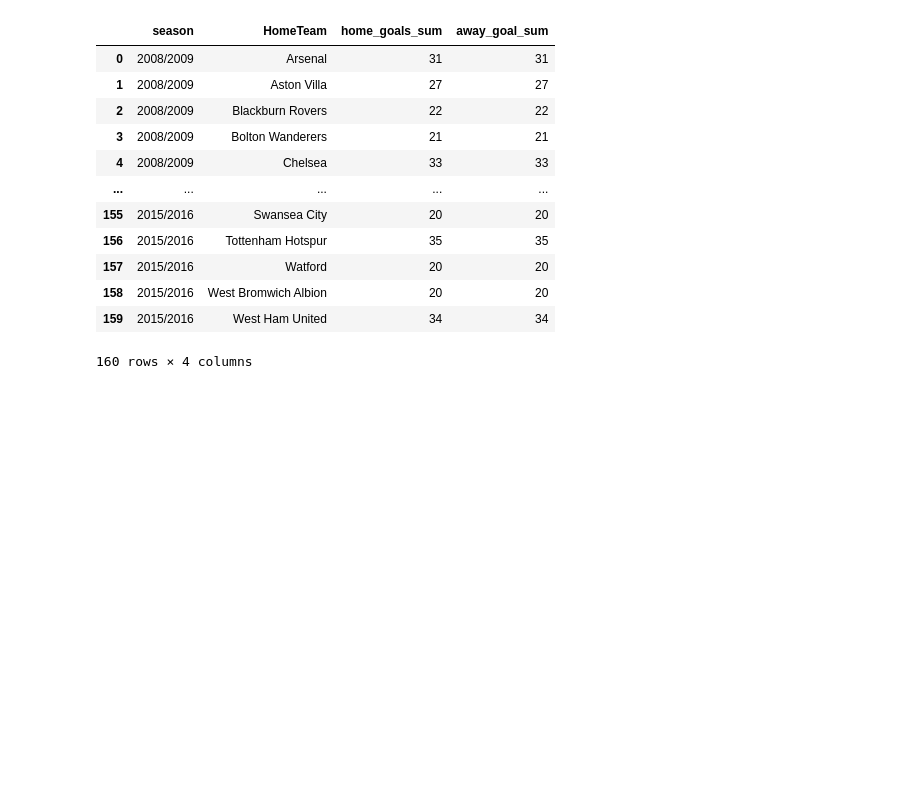
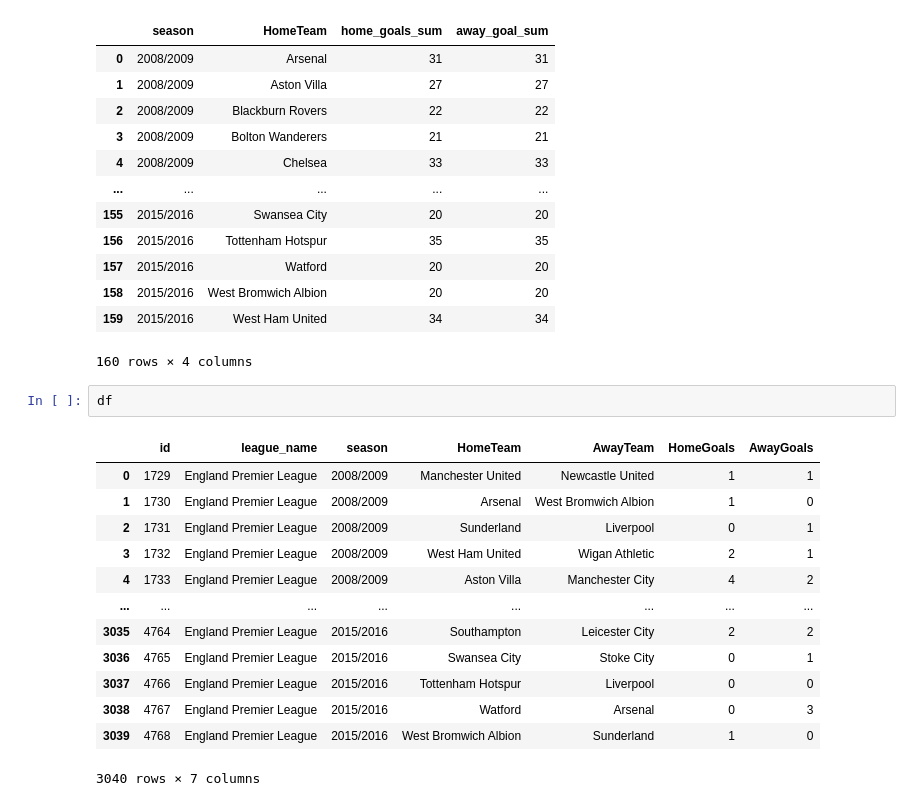
Before and after one commit to Aparecido-Junior/Python_Notebook, a Jupyter notebook: 3_Pandas_Numpy_Maven/4_Aggregating_Reshaping/Grouping.ipynb, the cells around one changed output. Saved outputs shown, nothing was run; the diff lists cells and outputs as text; blank space fills up the shorter version.

```diff
--- a/3_Pandas_Numpy_Maven/4_Aggregating_Reshaping/Grouping.ipynb
+++ b/3_Pandas_Numpy_Maven/4_Aggregating_Reshaping/Grouping.ipynb
@@ -161,3 +161,19 @@ df2.reset_index()
 | 158 | 2015/2016 | West Bromwich Albion | 20 | 20 |
 | 159 | 2015/2016 | West Ham United | 34 | 34 |
 160 rows × 4 columns
+# %%
+df
+# %% [output]
+|  | id | league_name | season | HomeTeam | AwayTeam | HomeGoals | AwayGoals |
+| 0 | 1729 | England Premier League | 2008/2009 | Manchester United | Newcastle United | 1 | 1 |
+| 1 | 1730 | England Premier League | 2008/2009 | Arsenal | West Bromwich Albion | 1 | 0 |
+| 2 | 1731 | England Premier League | 2008/2009 | Sunderland | Liverpool | 0 | 1 |
+| 3 | 1732 | England Premier League | 2008/2009 | West Ham United | Wigan Athletic | 2 | 1 |
+| 4 | 1733 | England Premier League | 2008/2009 | Aston Villa | Manchester City | 4 | 2 |
+| ... | ... | ... | ... | ... | ... | ... | ... |
+| 3035 | 4764 | England Premier League | 2015/2016 | Southampton | Leicester City | 2 | 2 |
+| 3036 | 4765 | England Premier League | 2015/2016 | Swansea City | Stoke City | 0 | 1 |
+| 3037 | 4766 | England Premier League | 2015/2016 | Tottenham Hotspur | Liverpool | 0 | 0 |
+| 3038 | 4767 | England Premier League | 2015/2016 | Watford | Arsenal | 0 | 3 |
+| 3039 | 4768 | England Premier League | 2015/2016 | West Bromwich Albion | Sunderland | 1 | 0 |
+3040 rows × 7 columns
```
Also changed, not shown: parts of 7 cells of this notebook.
